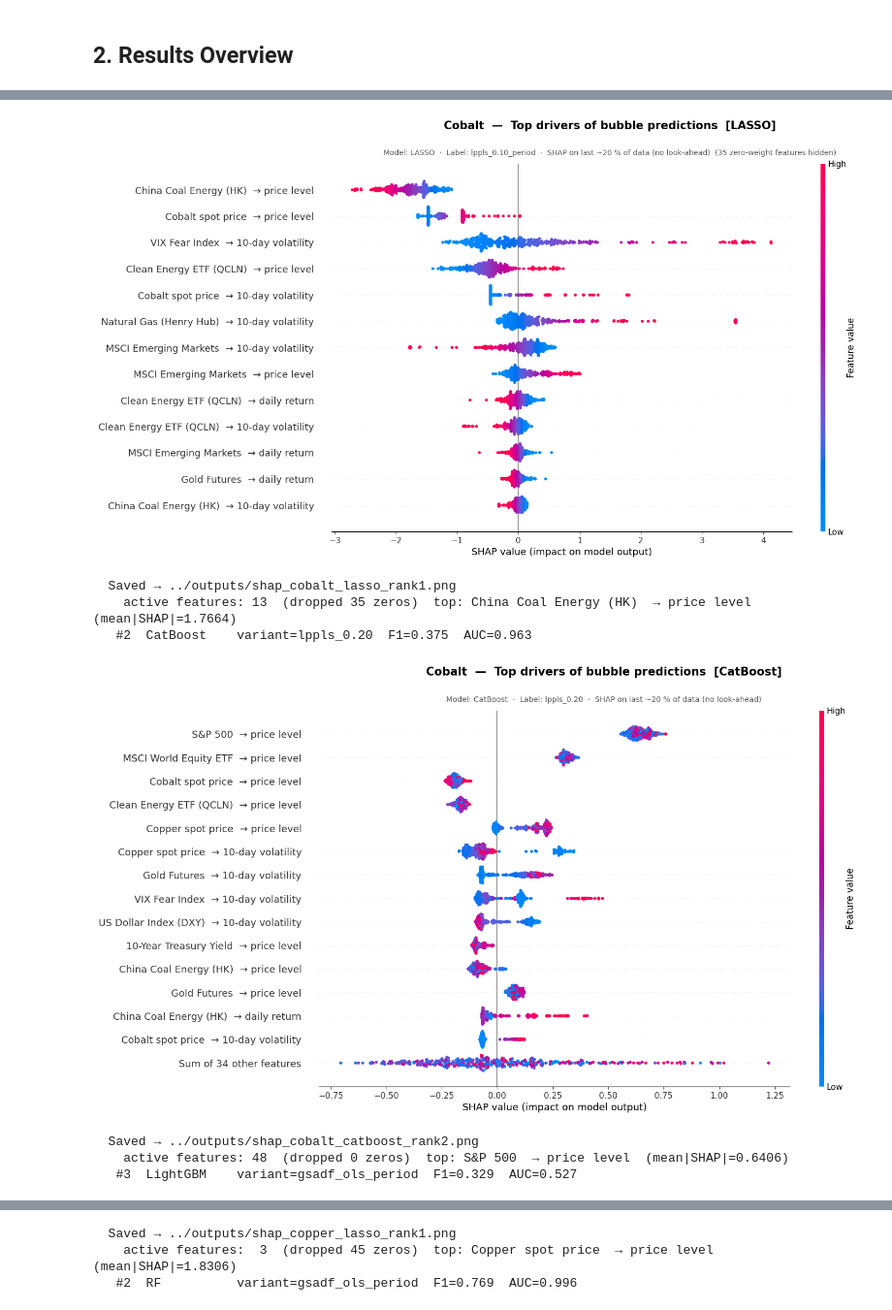
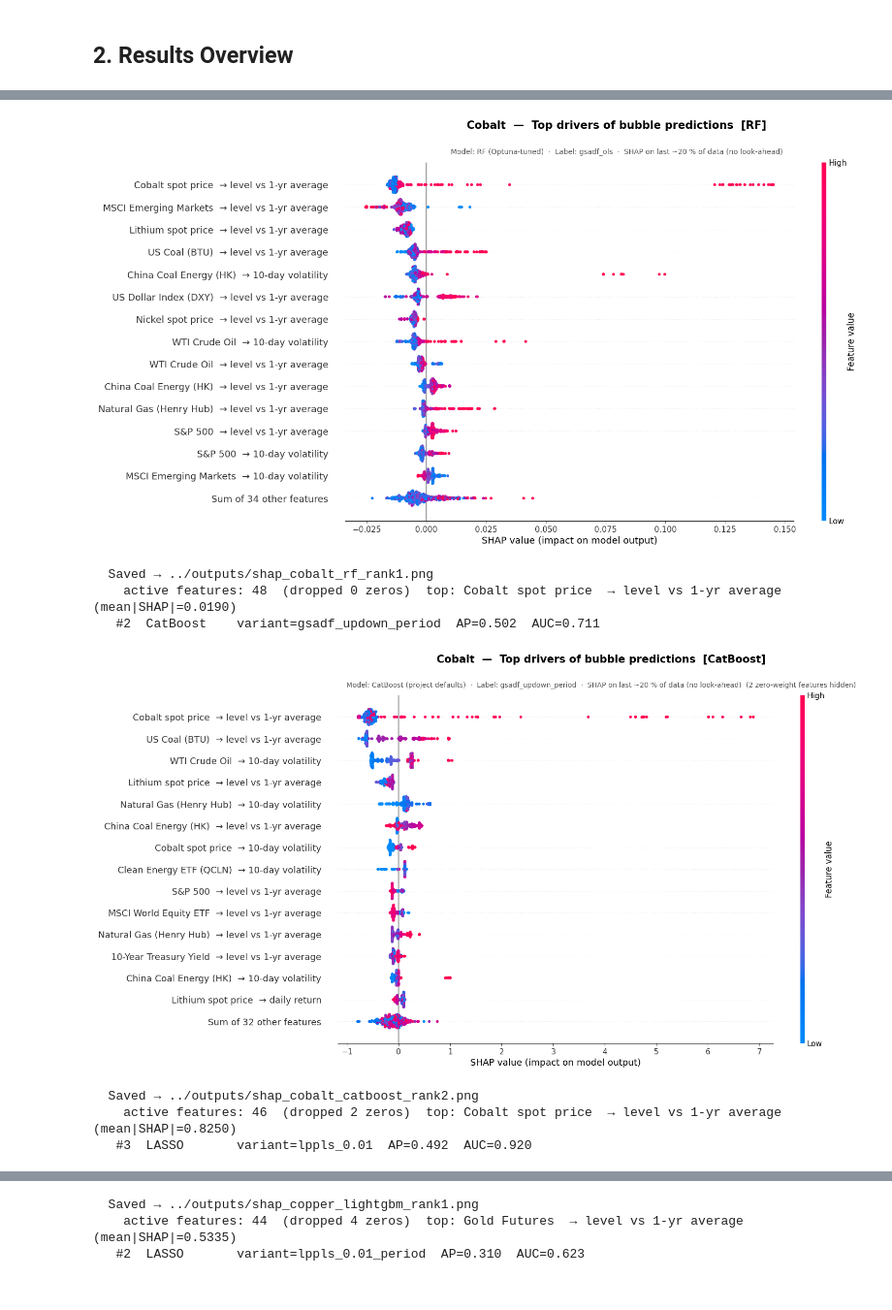
Before and after one commit to Doosheck/metals, a Jupyter notebook: notebooks/02_model_training.ipynb, the cells around one changed output, grey strips where cells are left out. Shown at 97% size. Saved outputs shown, nothing was run; the diff lists cells and outputs as text; code cells hidden in the pictures.

```diff
--- a/notebooks/02_model_training.ipynb
+++ b/notebooks/02_model_training.ipynb
@@ -588,17 +1129,13 @@ TICKER_NAMES = {
     'C_US':      'US Coal (BTU)',
 }
 TRANSFORM_LABELS = {
-    '_Ret_L1':   '→ daily return',
-    '_Vol10_L1': '→ 10-day volatility',
-    '_Level_L1': '→ price level',
+    '_RelLevel_L1': '→ level vs 1-yr average',
+    '_Ret_L1':      '→ daily return',
+    '_Vol10_L1':    '→ 10-day volatility',
 }
-_PEER_METALS = {'Cobalt', 'Copper', 'Lithium', 'Nickel'}
 
 def make_readable_label(raw: str) -> str:
     """Convert internal feature name to a clean, human-readable label."""
-    for m in _PEER_METALS:
-        if raw.startswith(m + '_') and raw.endswith('_L1'):
-            return f'{m} — in bubble? (prev. day)'
     for sfx, label in TRANSFORM_LABELS.items():
         if raw.endswith(sfx):
             base = raw[: -len(sfx)]
@@ -625,7 +1162,10 @@ def filter_nonzero_shap(sv_expl, min_mean_abs=1e-6):
 
 
 def compute_and_save_shap(metal, variant, mname, best_p, df, suffix=''):
-    """Fit model, compute SHAP on last ~20%, save beeswarm plot."""
+    """Fit model, compute SHAP on last ~20%, save beeswarm plot.
+
+    best_p=None -> the project defaults in DEFAULT_PARAMS (NOT library defaults).
+    """
     df_ml  = prepare_features(metal, variant, df)
     feats  = [c for c in df_ml.columns if c not in ['Date', 'Target']]
     X_all  = df_ml[feats].values
@@ -665,6 +1205,11 @@ def compute_and_save_shap(metal, variant, mname, best_p, df, suffix=''):
     n_active  = sv_plot.values.shape[1]
     max_disp  = min(15, n_active)
 
+    if n_active == 0:
+        print(f'    all {n_dropped} features have zero SHAP weight '
+              f'(degenerate model — intercept only); no plot produced')
+        return
+
     with plt.rc_context({
         'font.size':       12,
         'axes.labelsize':  12,
@@ -681,9 +1226,10 @@ def compute_and_save_shap(metal, variant, mname, best_p, df, suffix=''):
             fontsize=15, fontweight='bold', y=0.97,
         )
         note = (f'  ({n_dropped} zero-weight features hidden)' if n_dropped > 0 else '')
+        param_src = 'Optuna-tuned' if best_p else 'project defaults'
         fig.text(
             0.5, 0.91,
-            (f'Model: {mname}  ·  Label: {variant}  ·  '
+            (f'Model: {mname} ({param_src})  ·  Label: {variant}  ·  '
              f'SHAP on last ~20 % of data (no look-ahead){note}'),
             ha='center', va='top', fontsize=10, color='#555555',
             transform=fig.transFigure,
@@ -698,34 +1244,46 @@ def compute_and_save_shap(metal, variant, mname, best_p, df, suffix=''):
     print(f'    active features: {n_active:2d}  (dropped {n_dropped} zeros)  '
           f'top: {sv_plot.feature_names[top_idx]}  '
           f'(mean|SHAP|={mean_abs[top_idx]:.4f})')
+N_TOP = 3
 
+# ── For each metal: pick top-3 model×variant combos (reportable only) ─────
+N_TOP = 3
+df_r_shap = (df_results[df_results.Note != 'too_few_pos']
+             .dropna(subset=['AUC'])
+             .query('TestEps >= @MIN_TEST_EPISODES')
+             .copy())
 
-# ── For each metal: pick top-3 model×variant combos by F1 ─────────────────
-N_TOP = 3
-df_r_shap = df_results[df_results.Note != 'too_few_pos'].dropna(subset=['AUC']).copy()
-
-print('Computing SHAP values — top-3 models per metal (last ~20 % of data):\n')
+print(f'Computing SHAP — top-{N_TOP} models per metal '
+      f'(last ~20 % of data):\n')
 print('=' * 80)
 
 for metal in METALS:
     top3 = (df_r_shap[df_r_shap.Metal == metal]
-            .sort_values('F1', ascending=False)
+            .sort_values('AP', ascending=False)
             .drop_duplicates(subset='Model')   # one row per model type
             .head(N_TOP)
             .reset_index(drop=True))
 
-    print(f'\n▶  {metal}  — top {N_TOP} models:')
+    if len(top3) == 0:
+        print(f'\n▶  {metal}  — no reportable combos, skipping')
+        continue
+
+    print(f'\n▶  {metal}  — top {len(top3)} models:')
     for rank, row in top3.iterrows():
         variant = row['Variant']
         mname   = row['Model']
         rank_lbl = rank + 1
-        print(f'   #{rank_lbl}  {mname:10s}  variant={variant}  F1={row.F1:.3f}  AUC={row.AUC:.3f}')
+        print(f'   #{rank_lbl}  {mname:10s}  variant={variant}  '
+              f'AP={row.AP:.3f}  AUC={row.AUC:.3f}')
 
-        # Use Optuna-tuned params if this metal's winner matches, else default {}
-        if metal in optuna_best_params and mname == winners.loc[metal, 'Model']:
+        # Optuna params apply only when metal, MODEL and VARIANT all match.
+        # Otherwise use the project defaults, not the library defaults.
+        if (metal in optuna_best_params
+                and mname == winners.loc[metal, 'Model']
+                and variant == winners.loc[metal, 'Variant']):
             best_p = optuna_best_params[metal]
         else:
-            best_p = {}
+            best_p = None
 
         compute_and_save_shap(
             metal   = metal,
@@ -733,8 +1291,7 @@ for metal in METALS:
             mname   = mname,
             best_p  = best_p,
             df      = df,
+
             suffix  = f'_rank{rank_lbl}',
         )
-
-print('\nSHAP complete. Saved outputs/shap_<metal>_<model>_rank<N>.png')
 # %% [output]
@@ -747,8 +1304,8 @@ Computing SHAP values — top-3 models per metal (last ~20 % of data):
-[figure, old version]
+[figure, new version]
-  Saved → ../outputs/shap_cobalt_lasso_rank1.png
-    active features: 13  (dropped 35 zeros)  top: China Coal Energy (HK)  → price level  (mean|SHAP|=1.7664)
-   #2  CatBoost    variant=lppls_0.20  F1=0.375  AUC=0.963
+  Saved → ../outputs/shap_cobalt_rf_rank1.png
+    active features: 48  (dropped 0 zeros)  top: Cobalt spot price  → level vs 1-yr average  (mean|SHAP|=0.0190)
+   #2  CatBoost    variant=gsadf_updown_period  AP=0.502  AUC=0.711
-[figure, old version]
+[figure, new version]
   Saved → ../outputs/shap_cobalt_catboost_rank2.png
-    active features: 48  (dropped 0 zeros)  top: S&P 500  → price level  (mean|SHAP|=0.6406)
-   #3  LightGBM    variant=gsadf_ols_period  F1=0.329  AUC=0.527
+    active features: 46  (dropped 2 zeros)  top: Cobalt spot price  → level vs 1-yr average  (mean|SHAP|=0.8250)
+   #3  LASSO       variant=lppls_0.01  AP=0.492  AUC=0.920
@@ -762,3 +1319,3 @@ Computing SHAP values — top-3 models per metal (last ~20 % of data):
-  Saved → ../outputs/shap_copper_lasso_rank1.png
-    active features:  3  (dropped 45 zeros)  top: Copper spot price  → price level  (mean|SHAP|=1.8306)
-   #2  RF          variant=gsadf_ols_period  F1=0.769  AUC=0.996
+  Saved → ../outputs/shap_copper_lightgbm_rank1.png
+    active features: 44  (dropped 4 zeros)  top: Gold Futures  → level vs 1-yr average  (mean|SHAP|=0.5335)
+   #2  LASSO       variant=lppls_0.01_period  AP=0.310  AUC=0.623
```
Also changed, not shown: parts of 17 cells of this notebook, 50 other files.
